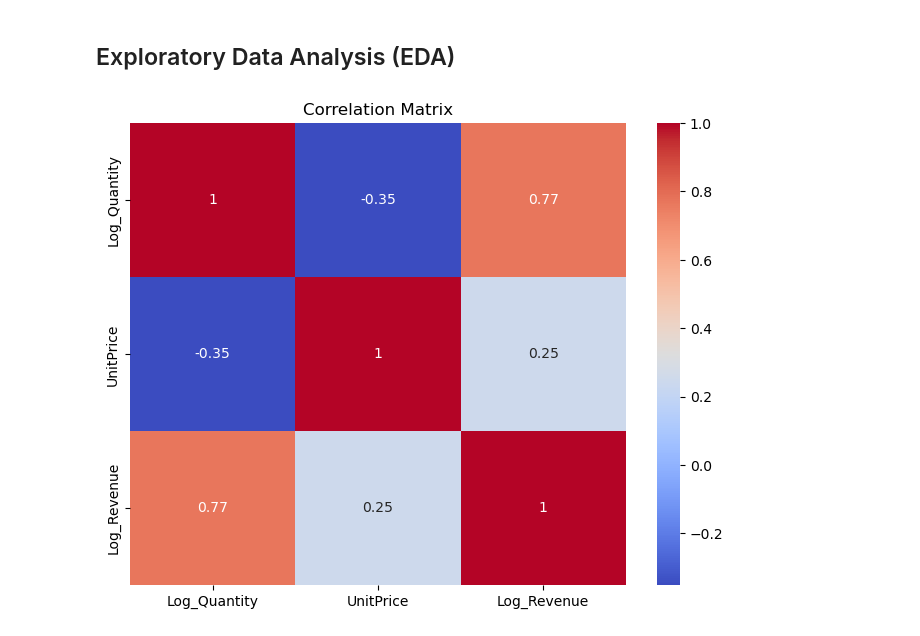
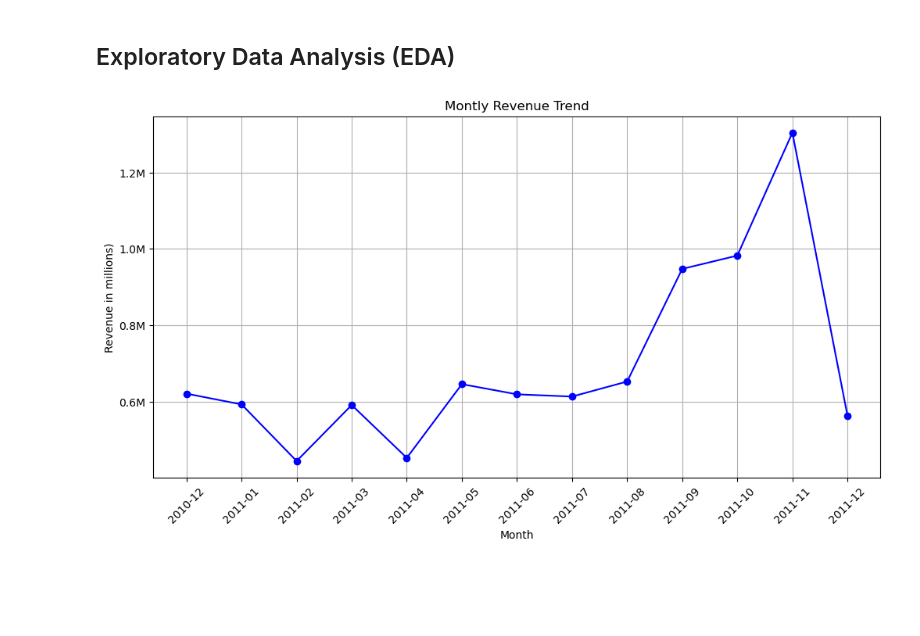
Before and after one commit to DiegoALemos/Programming-for-AI-Final-Project, a Jupyter notebook: final_project.ipynb, the cells around one changed output. Drawn from its saved outputs; the diff is of its cells as text; code cells hidden in the pictures; blank space fills up the shorter version.

```diff
--- a/final_project.ipynb
+++ b/final_project.ipynb
@@ -298,11 +335,19 @@ After plotting the distribution of the 'Quantity', 'UnitPrice' and 'Revenue' fea
 df_cleaned.to_csv('cleaned_online_retail.csv', index = False)
 # %% [markdown]
 ## Exploratory Data Analysis (EDA)
-# %%
-# Plotting correlation matrix for numerics features
-plt.figure(figsize = (8, 6))
-sns.heatmap(df_cleaned[['Log_Quantity', 'UnitPrice', 'Log_Revenue']].corr(), annot = True, cmap = 'coolwarm')
-plt.title('Correlation Matrix')
-plt.show()
-# %% [output]
-[figure, removed]
+# %%
+# Agragate sales revenue by month in 2011
+df_monthly = df_cleaned.groupby(df_cleaned['InvoiceDate'].dt.to_period('M'))['Revenue'].sum()
+
+# Plotting the montly revenue trend
+plt.figure(figsize = (12, 6))
+plt.plot(df_monthly.index.astype(str),df_monthly, marker = 'o', linestyle = '-', color = 'blue')
+plt.title('Montly Revenue Trend')
+plt.gca().yaxis.set_major_formatter(mtick.FuncFormatter(lambda x, _: f'{x/1e6:.1f}M'))
+plt.xlabel('Month')
+plt.ylabel('Revenue in millions)')
+plt.grid(True)
+plt.xticks(rotation = 45)
+plt.show()
+# %% [output]
+[figure, added]
```
Also changed, not shown: parts of 22 cells of this notebook.
